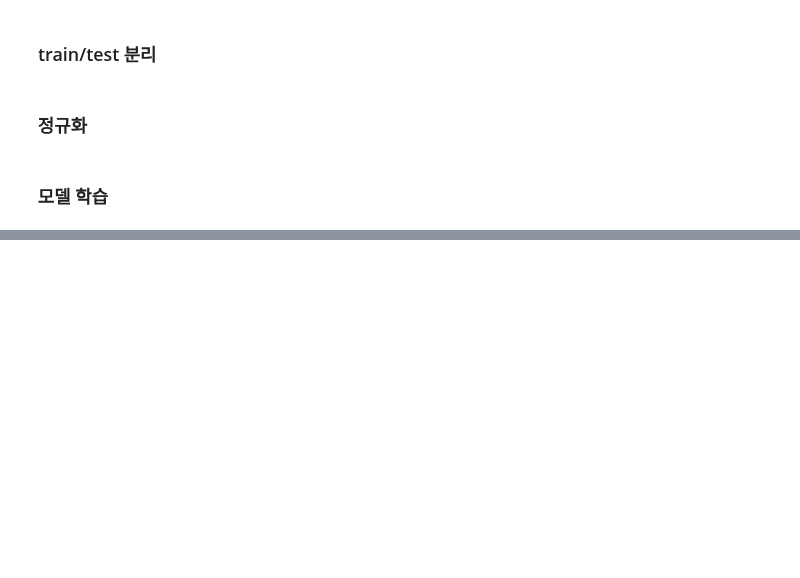
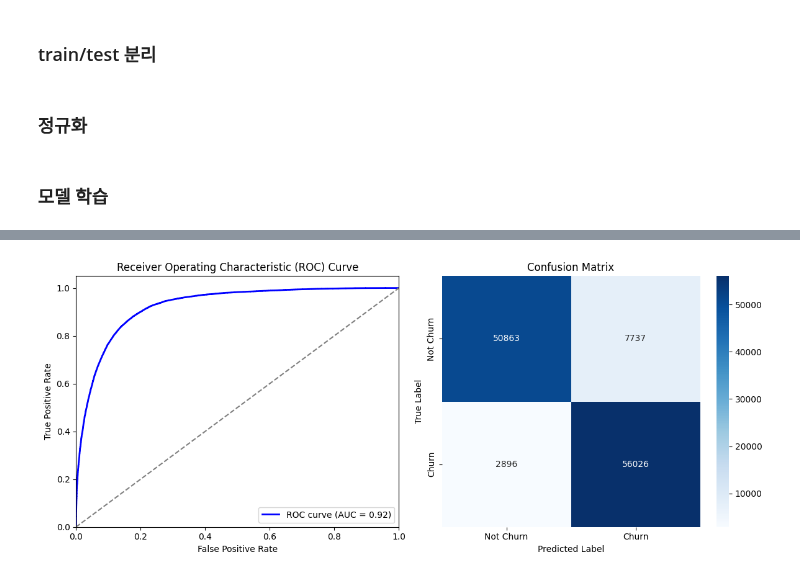
Before and after one commit to SKNETWORKS-FAMILY-AICAMP/SKN09-2nd-2Team, a Jupyter notebook: dain/LightGBM.ipynb, the cells around one changed output, grey strips where cells are left out. Drawn from its saved outputs; the diff is of its cells as text; code cells hidden in the pictures; blank space fills up the shorter version.

```diff
--- a/dain/LightGBM.ipynb
+++ b/dain/LightGBM.ipynb
@@ -140,0 +331,33 @@ plt.show()
+# %%
+
+# ROC Curve 및 AUC 계산
+y_prob = grid_search.best_estimator_.predict_proba(X_test)[:, 1]  # 클래스 1의 확률값
+fpr, tpr, _ = roc_curve(y_test, y_prob)
+roc_auc = auc(fpr, tpr)
+
+# Confusion Matrix 계산
+cm = confusion_matrix(y_test, y_pred)
+
+# 그래프 그리기
+fig, ax = plt.subplots(1, 2, figsize=(12, 5))
+
+# ROC Curve Plot
+ax[0].plot(fpr, tpr, color='blue', lw=2, label=f'ROC curve (AUC = {roc_auc:.2f})')
+ax[0].plot([0, 1], [0, 1], color='gray', linestyle='--')  # 대각선 기준선
+ax[0].set_xlim([0.0, 1.0])
+ax[0].set_ylim([0.0, 1.05])
+ax[0].set_xlabel('False Positive Rate')
+ax[0].set_ylabel('True Positive Rate')
+ax[0].set_title('Receiver Operating Characteristic (ROC) Curve')
+ax[0].legend(loc="lower right")
+
+# Confusion Matrix Plot
+sns.heatmap(cm, annot=True, fmt="d", cmap="Blues", xticklabels=['Not Churn', 'Churn'], yticklabels=['Not Churn', 'Churn'], ax=ax[1])
+ax[1].set_xlabel('Predicted Label')
+ax[1].set_ylabel('True Label')
+ax[1].set_title('Confusion Matrix')
+
+plt.tight_layout()
+plt.show()
+# %% [output]
+[figure, added]
```
Also changed, not shown: parts of 17 cells of this notebook, 1 other file.
